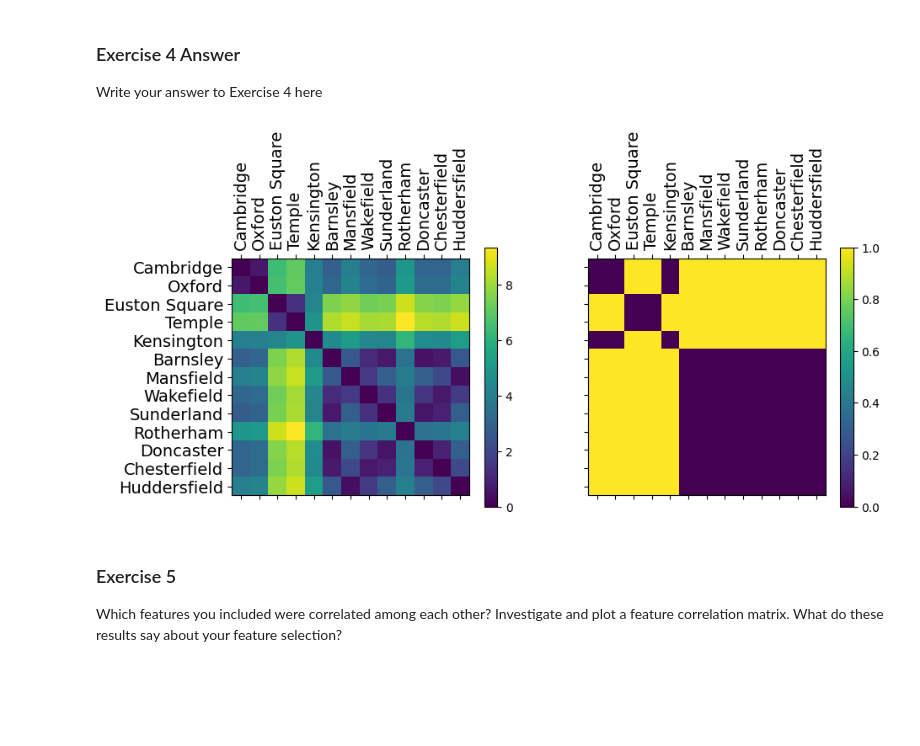
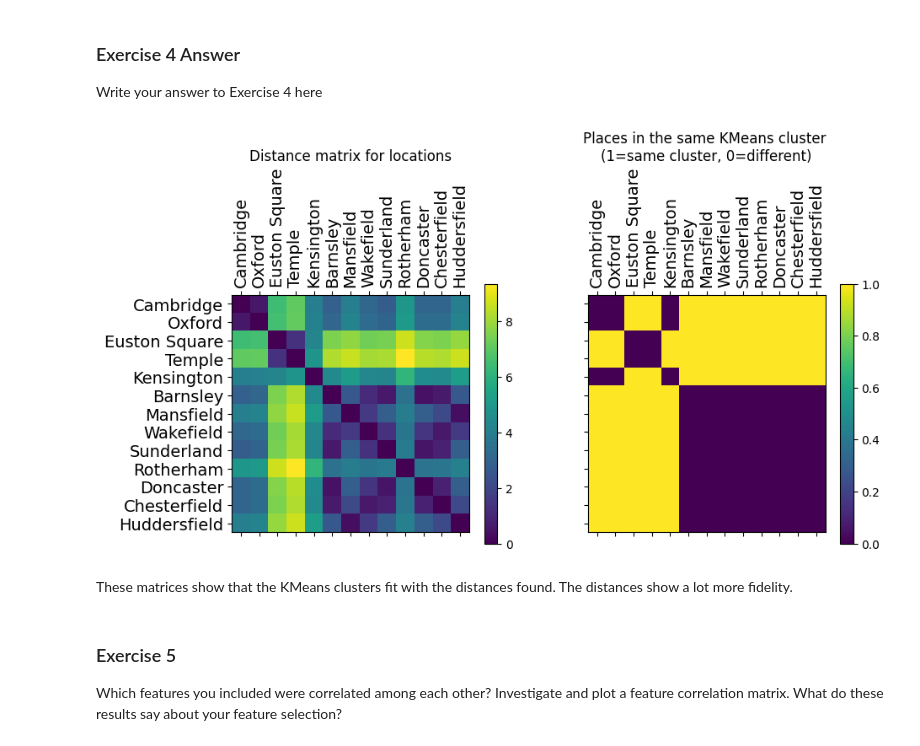
Before and after one commit to ClaireCooper/cjc233_ads_2024, a Jupyter notebook: notebooks/02_access_assess_geospatial.ipynb, the cells around one changed output. Saved outputs shown, nothing was run; the diff lists cells and outputs as text; code cells hidden in the pictures; blank space fills up the shorter version.

```diff
--- a/notebooks/02_access_assess_geospatial.ipynb
+++ b/notebooks/02_access_assess_geospatial.ipynb
@@ -745,35 +733,39 @@ clustering results.
 Write your answer to Exercise 4 here
 # %%
 import numpy as np
-# %%
-# Use this box for any code you need
-distance_matrix = pd.DataFrame(index=norm.index, columns=norm.index, dtype=float)
-clustering_matrix = pd.DataFrame(index=norm.index, columns=norm.index, dtype=float)
-for place1 in norm.index:
-  for place2 in norm.index:
-    distance_matrix.loc[place1, place2] = np.linalg.norm(norm.loc[place1] - norm.loc[place2])
-    clustering_matrix.loc[place1, place2] = 0.0 if feature_counts_df_with_clusters.loc[place1, 'cluster'] == feature_counts_df_with_clusters.loc[place2, 'cluster'] else 1.0
-# %%
-fig, (ax1, ax2) = plt.subplots(1,2, sharey=True, figsize=(10,4))
-im1 = ax1.matshow(distance_matrix)
-axis = np.arange(len(distance_matrix.index))
-ax1.set_xticks(axis)
-ax1.set_yticks(axis)
-ax1.set_xticklabels(distance_matrix.index, fontsize=14, rotation=90)
-ax1.set_yticklabels(distance_matrix.index, fontsize=14)
-
-im2 = ax2.matshow(clustering_matrix)
-axis = np.arange(len(clustering_matrix.index))
-ax2.set_xticks(axis)
-ax2.set_yticks(axis)
-ax2.set_xticklabels(clustering_matrix.index, fontsize=14, rotation=90)
-ax2.set_yticklabels(clustering_matrix.index, fontsize=14)
-
-fig.colorbar(im1, ax=ax1)
-fig.colorbar(im2, ax=ax2)
-plt.show()
-# %% [output]
-[figure, removed]
+# %%
+def distance_matrix_from_normalised_df(df, distance_fun):
+  distance_matrix = pd.DataFrame(index=df.index, columns=df.index, dtype=float)
+  for x in df.index:
+    for y in df.index:
+      distance_matrix.loc[x, y] = distance_fun(x, y)
+  return distance_matrix
+# %%
+distance_matrix = distance_matrix_from_normalised_df(norm, lambda x, y: np.linalg.norm(norm.loc[x] - norm.loc[y]))
+clustering_matrix = distance_matrix_from_normalised_df(norm, lambda x, y: 0.0 if feature_counts_df_with_clusters.loc[x, 'cluster'] == feature_counts_df_with_clusters.loc[y, 'cluster'] else 1.0)
+# %%
+def plot_distance_matrix(fig, ax, matrix):
+  im = ax.matshow(matrix)
+  axis = np.arange(len(matrix.index))
+  ax.set_xticks(axis)
+  ax.set_yticks(axis)
+  ax.set_xticklabels(matrix.index, fontsize=14, rotation=90)
+  ax.set_yticklabels(matrix.index, fontsize=14)
+  fig.colorbar(im, ax=ax)
+# %%
+fig, (ax1, ax2) = plt.subplots(1,2, sharey=True, figsize=(10,4))
+
+plot_distance_matrix(fig, ax1, distance_matrix)
+ax1.set_title('Distance matrix for locations')
+
+plot_distance_matrix(fig, ax2, clustering_matrix)
+ax2.set_title('Places in the same KMeans cluster \n(1=same cluster, 0=different)')
+
+plt.show()
+# %% [output]
+[figure, added]
+# %% [markdown]
+These matrices show that the KMeans clusters fit with the distances found. The distances show a lot more fidelity.
 # %% [markdown]
 ### Exercise 5
 
```
Also changed, not shown: parts of 60 cells of this notebook.
